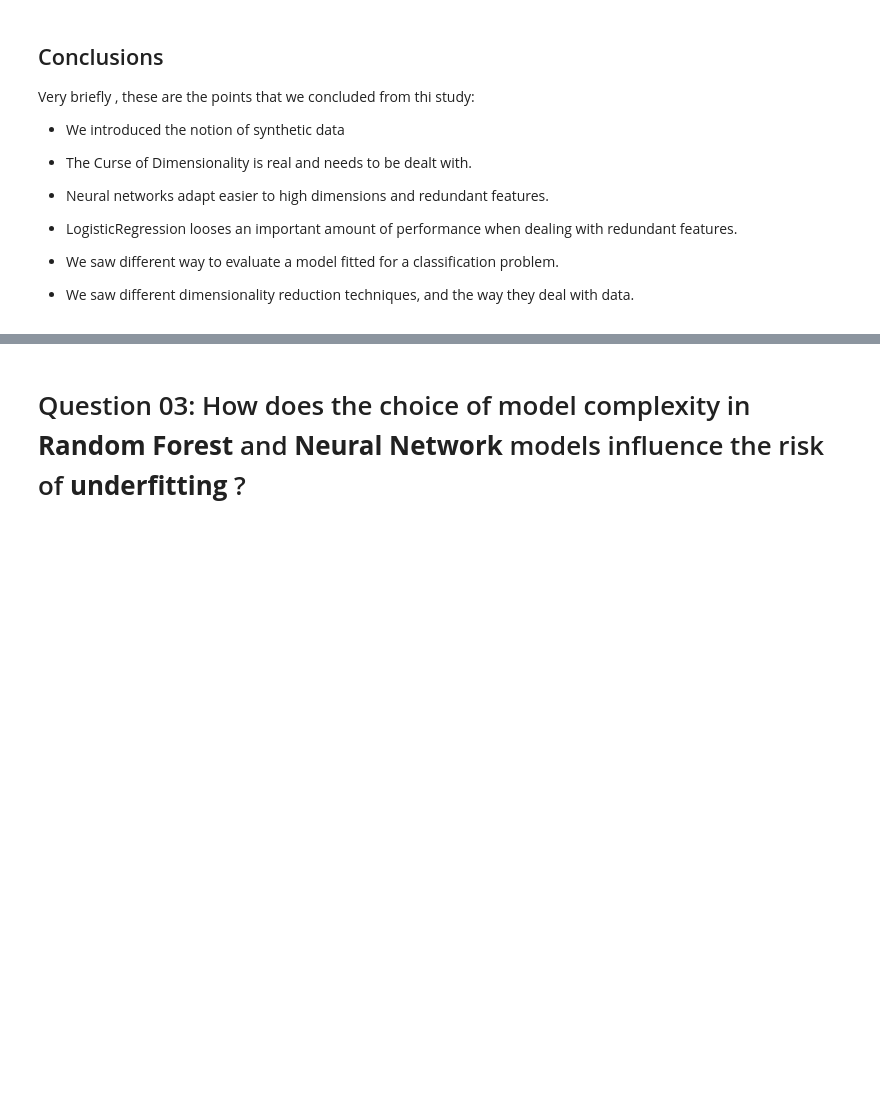
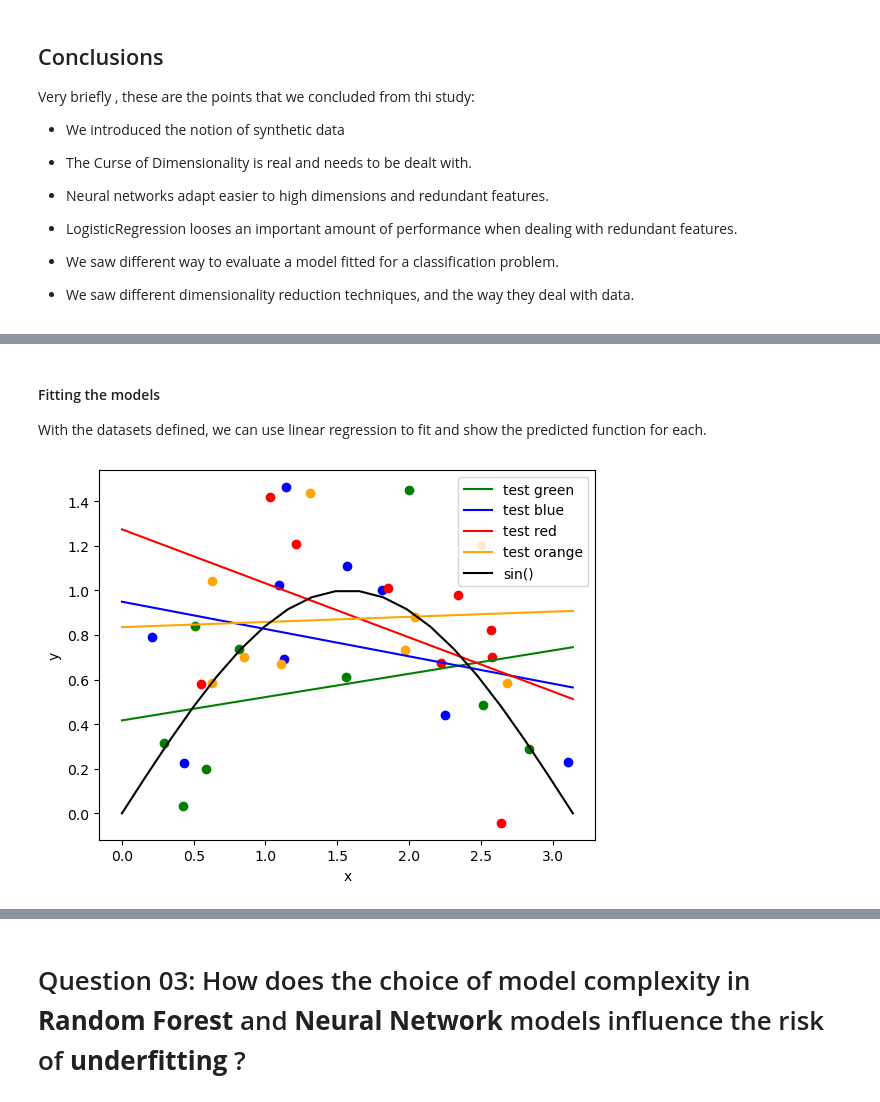
Before and after one commit to whalit/SFML-Project, a Jupyter notebook: Project.ipynb, the cells around one changed output, grey strips where cells are left out. Cells and saved outputs as stored; diff of their text form; code cells hidden in the pictures; blank space fills up the shorter version.

```diff
--- a/Project.ipynb
+++ b/Project.ipynb
@@ -413,0 +528,21 @@ Very briefly , these are the points that we concluded from thi study:
+# %% [markdown]
+#### Fitting the models
+With the datasets defined, we can use linear regression to fit and show the predicted function for each.
+# %%
+
+lr_model = {}
+
+for test_k, test_v in testssets.items():
+    lr_model[test_k] = LinearRegression()
+    lr_model[test_k].fit(test_v['train']['x'].reshape(-1, 1), test_v['train']['y'])
+    plt.scatter(test_v['train']['x'], test_v['train']['y'], color=test_k)
+    plt.plot(
+        np.linspace(lower_bound, upper_bound, 20),
+        lr_model[test_k].predict(np.linspace(lower_bound, upper_bound, 20).reshape(-1, 1)),
+        color=test_k,
+        label=f'test {test_k}'
+    )
+
+plot_target()
+# %% [output]
+[figure, added]
```
Also changed, not shown: parts of 33 cells of this notebook.
